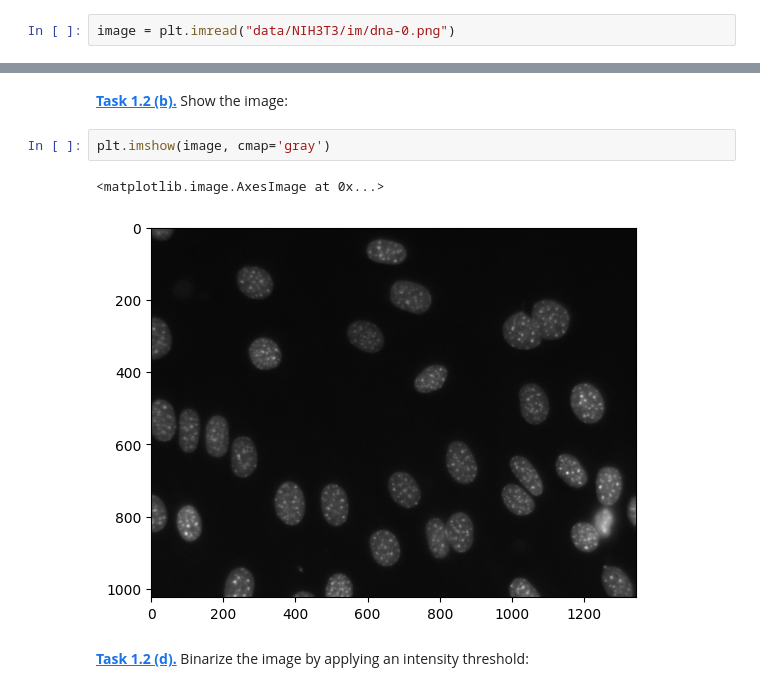
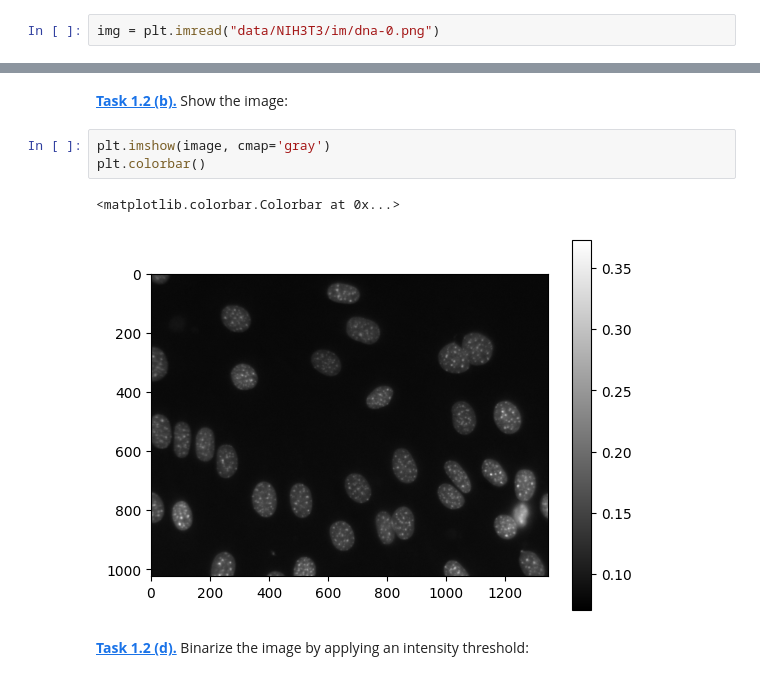
Before and after one commit to DavidLehmann004/Mobi-fs5-python, a Jupyter notebook: segm_threshold.ipynb, the cells around one changed output, grey strips where cells are left out. Saved outputs shown, nothing was run; the diff lists cells and outputs as text.

```diff
--- a/segm_threshold.ipynb
+++ b/segm_threshold.ipynb
@@ -6,4 +6,4 @@ import matplotlib.pyplot as plt
 # %% [markdown]
 **[Task 1.2 (a).]()** Use `plt.imread` to load an image:
 # %%
-image = plt.imread("data/NIH3T3/im/dna-0.png")
+img = plt.imread("data/NIH3T3/im/dna-0.png")
@@ -14,8 +11,9 @@ image = plt.imread("data/NIH3T3/im/dna-0.png")
 **[Task 1.2 (b).]()** Show the image:
 # %%
 plt.imshow(image, cmap='gray')
+plt.colorbar()
 # %% [output]
-<matplotlib.image.AxesImage at 0x...>
+<matplotlib.colorbar.Colorbar at 0x...>
-[figure, old version]
+[figure, new version]
 # %% [markdown]
 **[Task 1.2 (d).]()** Binarize the image by applying an intensity threshold:
```
Also changed, not shown: parts of 4 cells of this notebook.
